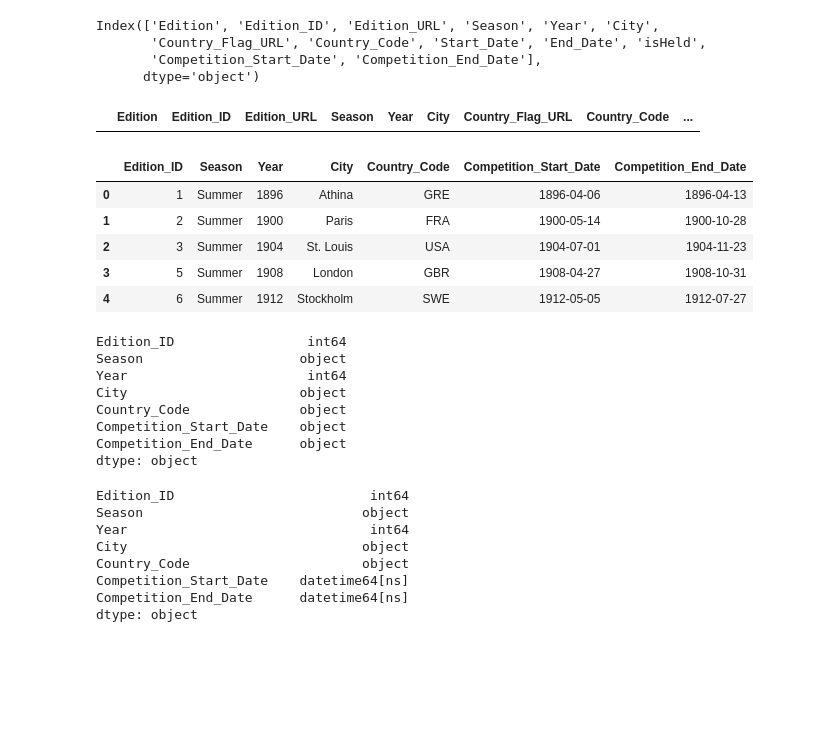
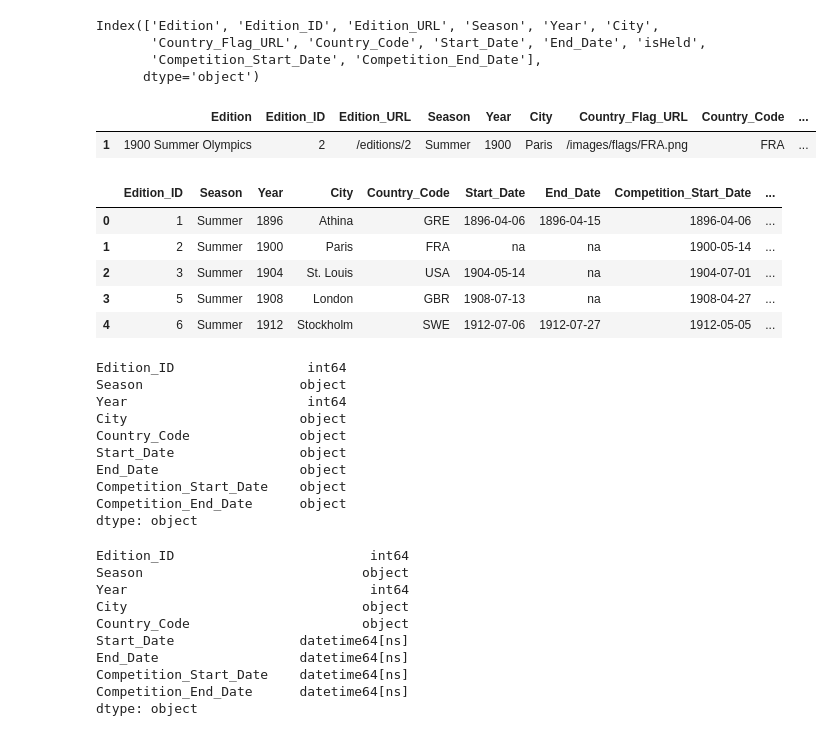
Before and after one commit to FrankPassalacqua88/Group_Project, a Jupyter notebook: wpf/Cleaning2.ipynb, the cells around one changed output. Saved outputs shown, nothing was run; the diff lists cells and outputs as text; code cells hidden in the pictures; blank space fills up the shorter version.

```diff
--- a/wpf/Cleaning2.ipynb
+++ b/wpf/Cleaning2.ipynb
@@ -508,7 +518,7 @@ dtype: object
 country.to_csv('clean_country.csv', index = False,header = True)
 # %%
 # Reading in csv
-games = pd.read_csv('../Resources/Athletes/Olympics_Games.csv')
+games = pd.read_csv('../Resources/Olympics_Games.csv')
 
 games.head()
 # %% [output]
@@ -559,25 +569,26 @@ Index(['Edition', 'Edition_ID', 'Edition_URL', 'Season', 'Year', 'City',
 # %%
 # Removing Olympics that were not held
 
-games = games.drop([5, 11, 12, 39, 40, 31, 32, 33, 34, 61])
+games = games.drop([5, 11, 12, 32, 33, 34, 39, 40, 61])
 
-games.loc[(games['Competition_Start_Date'] == 'na')]
+games.loc[(games['Start_Date'] == 'na')]
 # %% [output]
 |  | Edition | Edition_ID | Edition_URL | Season | Year | City | Country_Flag_URL | Country_Code | ... |
+| 1 | 1900 Summer Olympics | 2 | /editions/2 | Summer | 1900 | Paris | /images/flags/FRA.png | FRA | ... |
 # %%
 # Dropping unneeded columns
 
-games = games.drop(['Edition','Edition_URL','Country_Flag_URL','Start_Date','End_Date', 'isHeld'],
+games = games.drop(['Edition','Edition_URL','Country_Flag_URL', 'isHeld'],
                    axis = 1, inplace = False)
 
 games.head()
 # %% [output]
-|  | Edition_ID | Season | Year | City | Country_Code | Competition_Start_Date | Competition_End_Date |
-| 0 | 1 | Summer | 1896 | Athina | GRE | 1896-04-06 | 1896-04-13 |
-| 1 | 2 | Summer | 1900 | Paris | FRA | 1900-05-14 | 1900-10-28 |
-| 2 | 3 | Summer | 1904 | St. Louis | USA | 1904-07-01 | 1904-11-23 |
-| 3 | 5 | Summer | 1908 | London | GBR | 1908-04-27 | 1908-10-31 |
-| 4 | 6 | Summer | 1912 | Stockholm | SWE | 1912-05-05 | 1912-07-27 |
+|  | Edition_ID | Season | Year | City | Country_Code | Start_Date | End_Date | Competition_Start_Date | ... |
+| 0 | 1 | Summer | 1896 | Athina | GRE | 1896-04-06 | 1896-04-15 | 1896-04-06 | ... |
+| 1 | 2 | Summer | 1900 | Paris | FRA | na | na | 1900-05-14 | ... |
+| 2 | 3 | Summer | 1904 | St. Louis | USA | 1904-05-14 | na | 1904-07-01 | ... |
+| 3 | 5 | Summer | 1908 | London | GBR | 1908-07-13 | na | 1908-04-27 | ... |
+| 4 | 6 | Summer | 1912 | Stockholm | SWE | 1912-07-06 | 1912-07-27 | 1912-05-05 | ... |
 # %%
 games.dtypes
 # %% [output]
@@ -586,12 +597,21 @@ Season                    object
 Year                       int64
 City                      object
 Country_Code              object
+Start_Date                object
+End_Date                  object
 Competition_Start_Date    object
 Competition_End_Date      object
 dtype: object
 # %%
-games["Competition_Start_Date"] = pd.to_datetime(games['Competition_Start_Date'])
-games['Competition_End_Date'] = pd.to_datetime(games['Competition_End_Date'])
+# Converting columns datatypes
+games["Competition_Start_Date"] = pd.to_datetime(games['Competition_Start_Date'], errors = 'coerce')
+
+games['Competition_End_Date'] = pd.to_datetime(games['Competition_End_Date'], errors = 'coerce')
+
+games['Start_Date'] = pd.to_datetime(games['Start_Date'], errors = 'coerce')
+
+games['End_Date'] = pd.to_datetime(games['End_Date'], errors = 'coerce')
+
 games.dtypes
 # %% [output]
 Edition_ID                         int64
@@ -599,6 +619,8 @@ Season                            object
 Year                               int64
 City                              object
 Country_Code                      object
+Start_Date                datetime64[ns]
+End_Date                  datetime64[ns]
 Competition_Start_Date    datetime64[ns]
 Competition_End_Date      datetime64[ns]
 dtype: object
```
Also changed, not shown: parts of 27 cells of this notebook, 7 other files.
